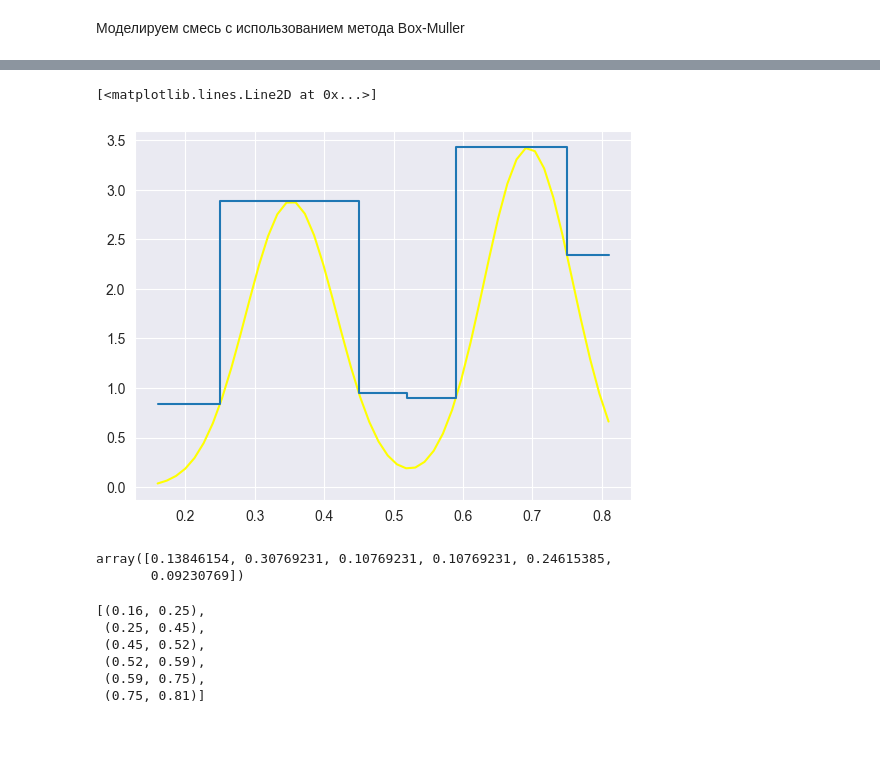
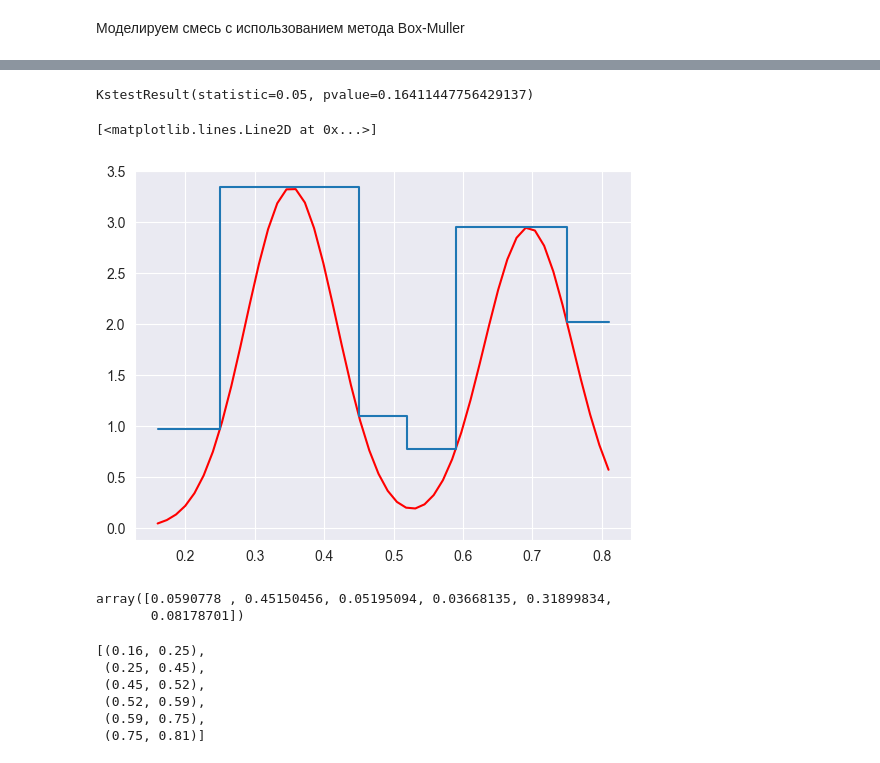
Before and after one commit to dmitry-grigorev/MultivarAnalysis, a Jupyter notebook: Lab3/Lab3notebook.ipynb, the cells around one changed output, grey strips where cells are left out. Saved outputs shown, nothing was run; the diff lists cells and outputs as text; code cells hidden in the pictures; blank space fills up the shorter version.

```diff
--- a/Lab3/Lab3notebook.ipynb
+++ b/Lab3/Lab3notebook.ipynb
@@ -112,8 +112,8 @@ pdf2 = lambda x: norm.pdf(x, loc = res['mu2'], scale = np.sqrt(res['sigma2']))
 cdf1 = lambda x: norm.cdf(x, loc = res['mu1'], scale = np.sqrt(res['sigma1']))
 cdf2 = lambda x: norm.cdf(x, loc = res['mu2'], scale = np.sqrt(res['sigma2']))
 
-pdf_unb = lambda x: res['alpha']*pdf1(x) + (1-res['alpha'])*pdf2(x)
-cdf_unb = lambda x: res['alpha']*cdf1(x) + (1-res['alpha'])*cdf2(x)
+pdf_unb = lambda x: res['alpha']*pdf2(x) + (1-res['alpha'])*pdf1(x)
+cdf_unb = lambda x: res['alpha']*cdf2(x) + (1-res['alpha'])*cdf1(x)
 
 restr_const = cdf_unb(sample['Friction_mean'].max()) - cdf_unb(sample['Friction_mean'].min())
 
@@ -152,21 +166,26 @@ sns.histplot(x = eta, binwidth=0.05)
+# %%
+from scipy.stats import kstest
+kstest(eta, sample['Friction_mean'])
+# %% [output]
+KstestResult(statistic=0.05, pvalue=0.16411447756429137)
 # %%
 leftmax, rightmax = pdf(res['mu1']), pdf(res['mu2'])
 partition = np.array([x_grid.min(), 0.25, 0.45, 0.52, 0.59, 0.75, x_grid.max()])
 hats = np.array([pdf(0.25), leftmax, pdf(0.45), pdf(0.59), rightmax, pdf(0.75)])
-plt.plot(x_grid, pdf(x_grid), c = "yellow")
+plt.plot(x_grid, pdf(x_grid), c = "red")
 plt.plot(partition.repeat(2)[1:13],
          hats.repeat(2))
 # %% [output]
 [<matplotlib.lines.Line2D at 0x...>]
-[figure, old version]
+[figure, new version]
 # %%
 intervals = [(partition[i], partition[i+1]) for i in range(6)]
-ilen = partition[6] - partition[0]
-probs = np.array([(partition[i+1]-partition[i])/ilen for i in range(6)])
+ilen = sum([(partition[i+1]-partition[i])*hats[i] for i in range(6)])
+probs = np.array([(partition[i+1]-partition[i])*hats[i]/ilen for i in range(6)])
 probs
 # %% [output]
-array([0.13846154, 0.30769231, 0.10769231, 0.10769231, 0.24615385,
-       0.09230769])
+array([0.0590778 , 0.45150456, 0.05195094, 0.03668135, 0.31899834,
+       0.08178701])
 # %%
 intervals
 # %% [output]
```
Also changed, not shown: parts of 63 cells of this notebook.
